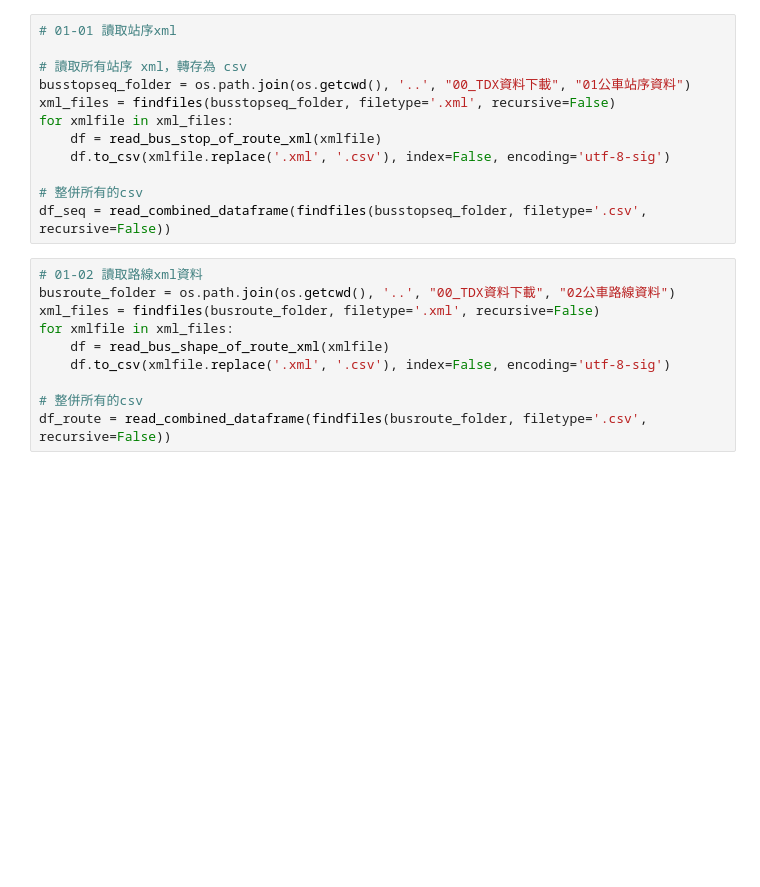
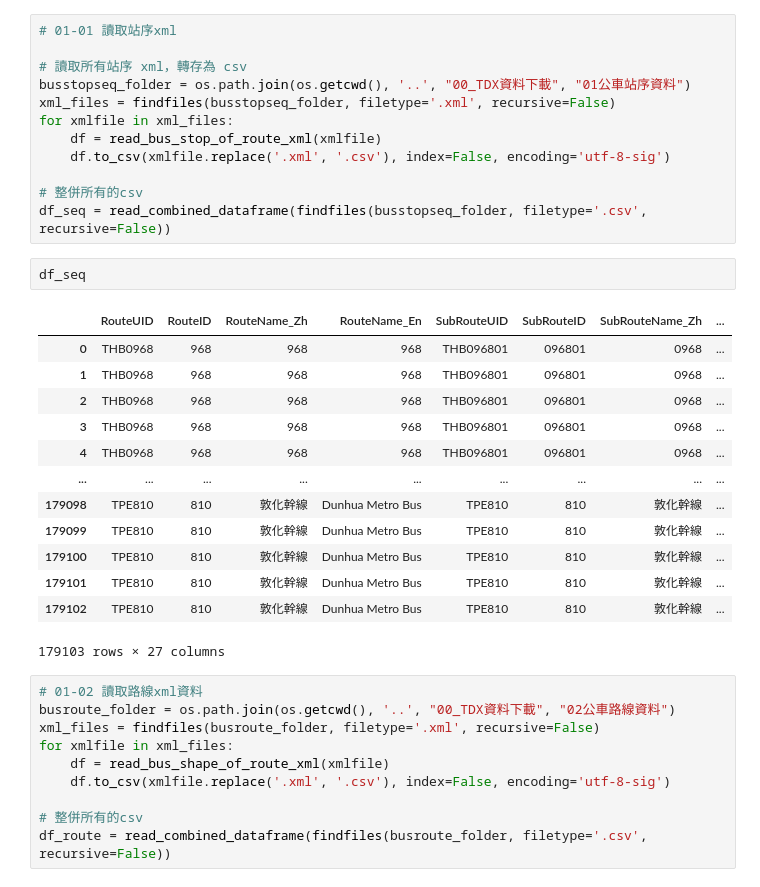
Before and after one commit to KaiChiehKJ/THI-6800-BusTicket, a Jupyter notebook: 02_公車路線shp拆分.ipynb, the cells around one changed output. Cells and saved outputs as stored; diff of their text form; blank space fills up the shorter version.

Commit message:
feat: SplitRoute testing

```diff
--- a/02_公車路線shp拆分.ipynb
+++ b/02_公車路線shp拆分.ipynb
@@ -425,6 +425,22 @@ for xmlfile in xml_files:
 
 # 整併所有的csv
 df_seq = read_combined_dataframe(findfiles(busstopseq_folder, filetype='.csv', recursive=False))
+# %%
+df_seq
+# %% [output]
+|  | RouteUID | RouteID | RouteName_Zh | RouteName_En | SubRouteUID | SubRouteID | SubRouteName_Zh | ... |
+| 0 | THB0968 | 968 | 968 | 968 | THB096801 | 096801 | 0968 | ... |
+| 1 | THB0968 | 968 | 968 | 968 | THB096801 | 096801 | 0968 | ... |
+| 2 | THB0968 | 968 | 968 | 968 | THB096801 | 096801 | 0968 | ... |
+| 3 | THB0968 | 968 | 968 | 968 | THB096801 | 096801 | 0968 | ... |
+| 4 | THB0968 | 968 | 968 | 968 | THB096801 | 096801 | 0968 | ... |
+| ... | ... | ... | ... | ... | ... | ... | ... | ... |
+| 179098 | TPE810 | 810 | 敦化幹線 | Dunhua Metro Bus | TPE810 | 810 | 敦化幹線 | ... |
+| 179099 | TPE810 | 810 | 敦化幹線 | Dunhua Metro Bus | TPE810 | 810 | 敦化幹線 | ... |
+| 179100 | TPE810 | 810 | 敦化幹線 | Dunhua Metro Bus | TPE810 | 810 | 敦化幹線 | ... |
+| 179101 | TPE810 | 810 | 敦化幹線 | Dunhua Metro Bus | TPE810 | 810 | 敦化幹線 | ... |
+| 179102 | TPE810 | 810 | 敦化幹線 | Dunhua Metro Bus | TPE810 | 810 | 敦化幹線 | ... |
+179103 rows × 27 columns
 # %%
 # 01-02 讀取路線xml資料
 busroute_folder = os.path.join(os.getcwd(), '..', "00_TDX資料下載", "02公車路線資料")
```
Also changed, not shown: parts of 1 cell of this notebook.
